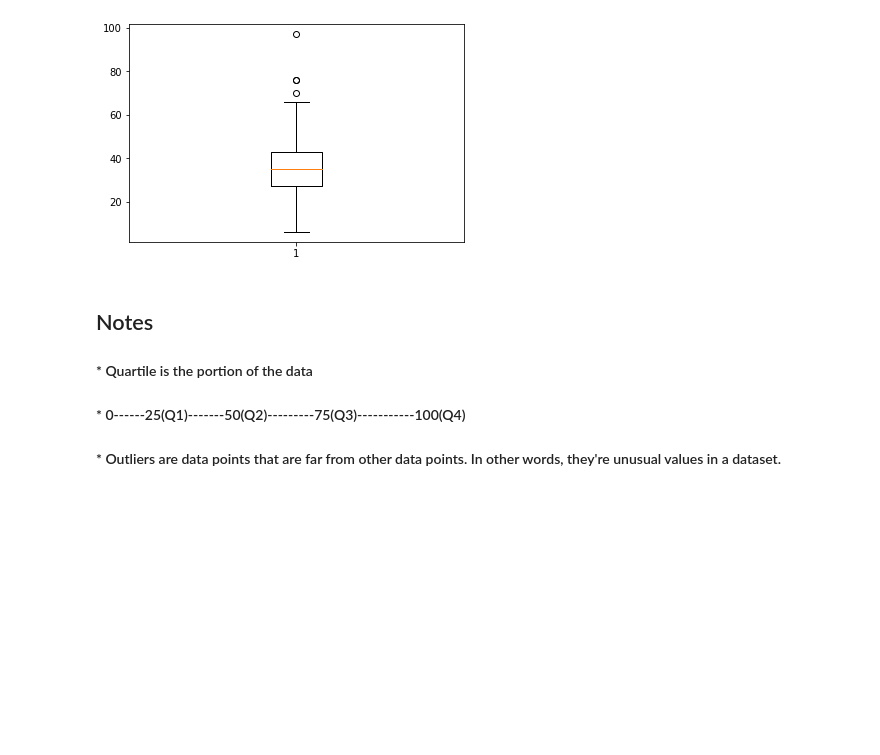
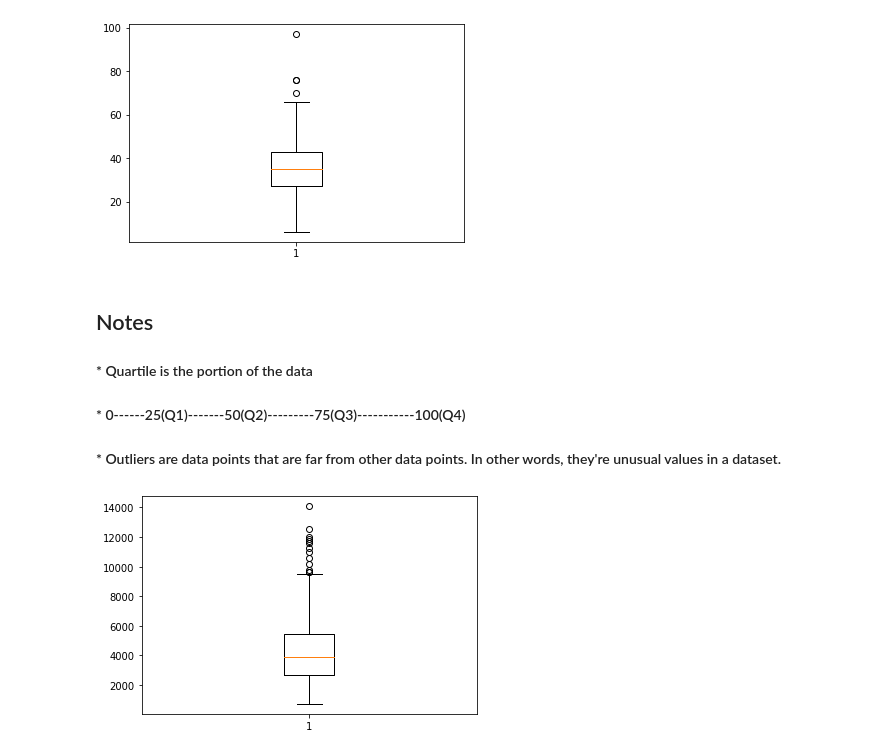
Before and after one commit to Deepanshuchauhan123/Machine-Learning, a Jupyter notebook: MatplotLib/MatPlotLib.ipynb, the cells around one changed output. Drawn from its saved outputs; the diff is of its cells as text; code cells hidden in the pictures; blank space fills up the shorter version.

```diff
--- a/MatplotLib/MatPlotLib.ipynb
+++ b/MatplotLib/MatPlotLib.ipynb
@@ -133,3 +133,8 @@ plt.show()
 
 #### * 0------25(Q1)-------50(Q2)---------75(Q3)-----------100(Q4)
 #### * Outliers are data points that are far from other data points. In other words, they're unusual values in a dataset.
+# %%
+plt.boxplot(data['SALES'])
+plt.show()
+# %% [output]
+[figure, added]
```
Also changed, not shown: parts of 5 cells of this notebook, 1 other file.
